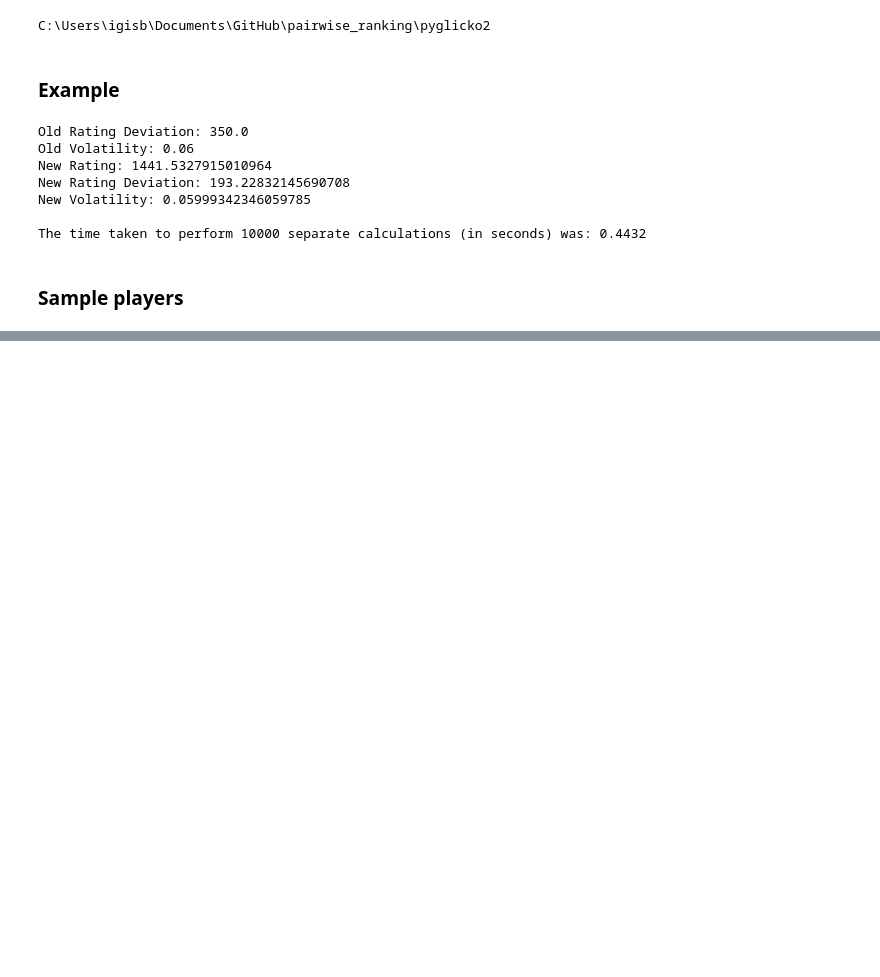
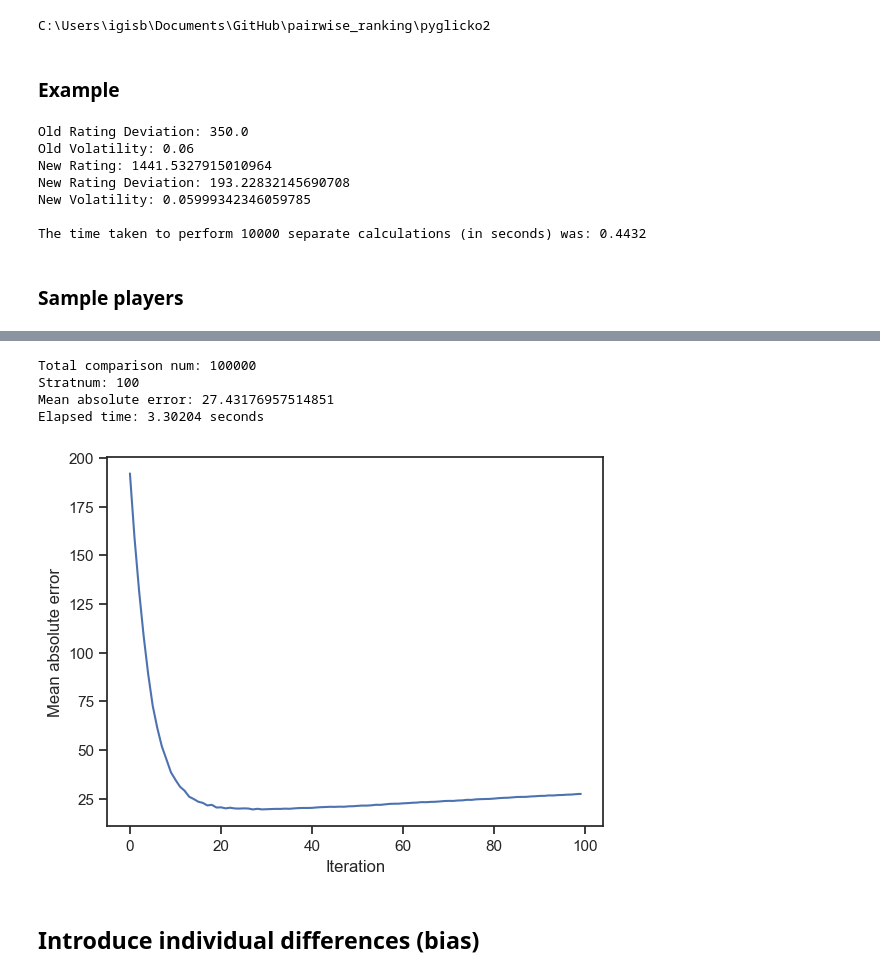
Before and after one commit to jchoi92k/pairwise_ranking, a Jupyter notebook: glicko_try.ipynb, the cells around one changed output, grey strips where cells are left out. Cells and saved outputs as stored; diff of their text form; code cells hidden in the pictures; blank space fills up the shorter version.

```diff
--- a/glicko_try.ipynb
+++ b/glicko_try.ipynb
@@ -144,0 +160,11 @@ Elapsed time: 3.20042 seconds
+# %%
+# Increase stratnum to 100
+glickres100 = glicko_test(text_n=1000, s=s, total_participants=1000, comparison_per_participant=100, stratnum=100)
+# %% [output]
+Total comparison num: 100000
+Stratnum: 100
+Mean absolute error: 27.43176957514851
+Elapsed time: 3.30204 seconds
+[figure, added]
+# %% [markdown]
+## Introduce individual differences (bias)
```
Also changed, not shown: parts of 22 cells of this notebook.
